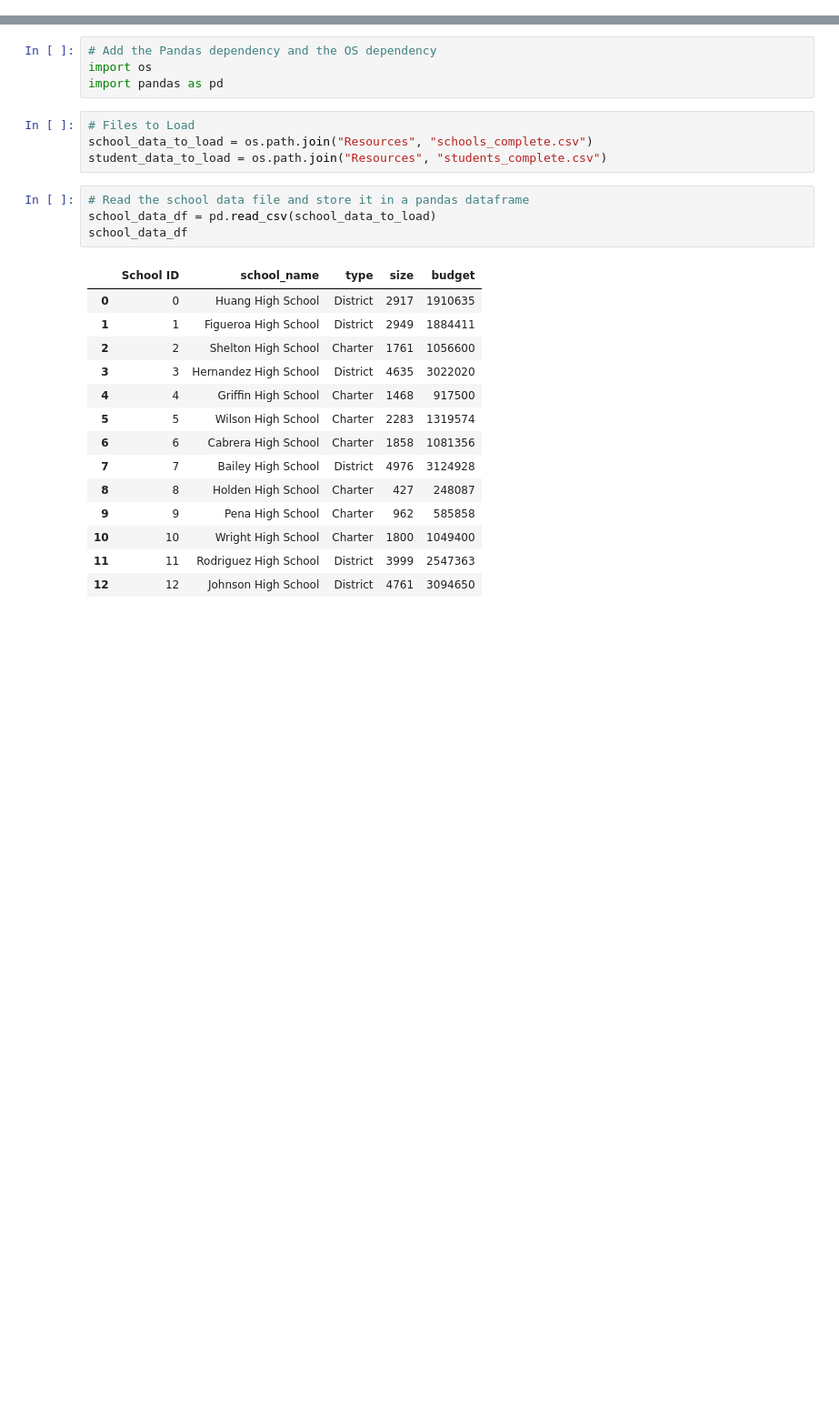
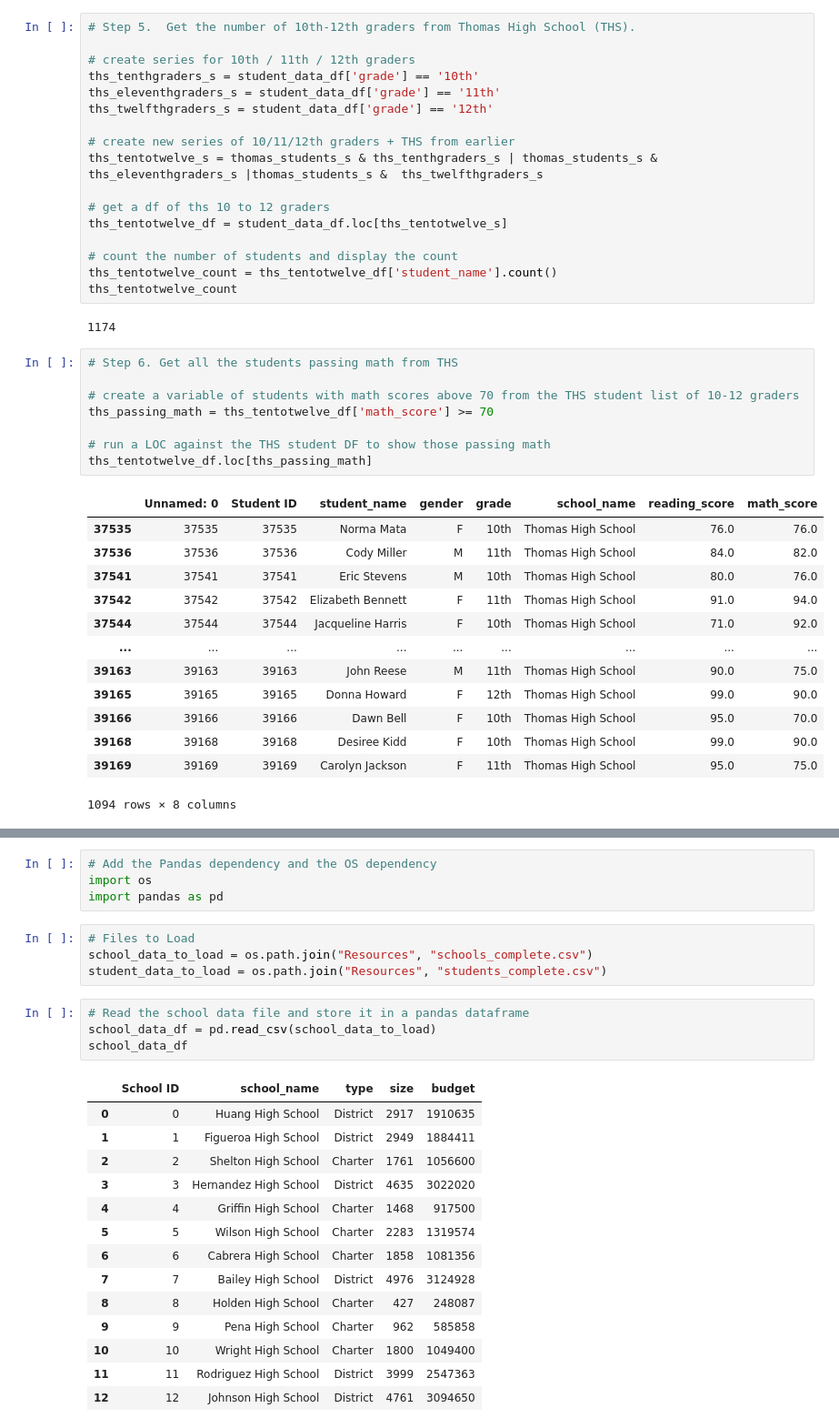
Before and after one commit to pelk85/School_District_Analysis, a Jupyter notebook: PyCitySchool_Challenge.ipynb, the cells around one changed output, grey strips where cells are left out. Shown: that part at 91% size. Drawn from its saved outputs; the diff is of its cells as text; blank space fills up the shorter version.

```diff
--- a/PyCitySchools.ipynb
+++ b/PyCitySchool_Challenge.ipynb
@@ -0,0 +277,41 @@
+# %%
+# Step 5.  Get the number of 10th-12th graders from Thomas High School (THS).
+
+# create series for 10th / 11th / 12th graders
+ths_tenthgraders_s = student_data_df['grade'] == '10th'
+ths_eleventhgraders_s = student_data_df['grade'] == '11th'
+ths_twelfthgraders_s = student_data_df['grade'] == '12th'
+
+# create new series of 10/11/12th graders + THS from earlier
+ths_tentotwelve_s = thomas_students_s & ths_tenthgraders_s | thomas_students_s & ths_eleventhgraders_s |thomas_students_s &  ths_twelfthgraders_s
+
+# get a df of ths 10 to 12 graders
+ths_tentotwelve_df = student_data_df.loc[ths_tentotwelve_s]
+
+# count the number of students and display the count
+ths_tentotwelve_count = ths_tentotwelve_df['student_name'].count()
+ths_tentotwelve_count
+# %% [output]
+1174
+# %%
+# Step 6. Get all the students passing math from THS
+
+# create a variable of students with math scores above 70 from the THS student list of 10-12 graders
+ths_passing_math = ths_tentotwelve_df['math_score'] >= 70
+
+# run a LOC against the THS student DF to show those passing math
+ths_tentotwelve_df.loc[ths_passing_math]
+# %% [output]
+|  | Unnamed: 0 | Student ID | student_name | gender | grade | school_name | reading_score | math_score |
+| 37535 | 37535 | 37535 | Norma Mata | F | 10th | Thomas High School | 76.0 | 76.0 |
+| 37536 | 37536 | 37536 | Cody Miller | M | 11th | Thomas High School | 84.0 | 82.0 |
+| 37541 | 37541 | 37541 | Eric Stevens | M | 10th | Thomas High School | 80.0 | 76.0 |
+| 37542 | 37542 | 37542 | Elizabeth Bennett | F | 11th | Thomas High School | 91.0 | 94.0 |
+| 37544 | 37544 | 37544 | Jacqueline Harris | F | 10th | Thomas High School | 71.0 | 92.0 |
+| ... | ... | ... | ... | ... | ... | ... | ... | ... |
+| 39163 | 39163 | 39163 | John Reese | M | 11th | Thomas High School | 90.0 | 75.0 |
+| 39165 | 39165 | 39165 | Donna Howard | F | 12th | Thomas High School | 99.0 | 90.0 |
+| 39166 | 39166 | 39166 | Dawn Bell | F | 10th | Thomas High School | 95.0 | 70.0 |
+| 39168 | 39168 | 39168 | Desiree Kidd | F | 10th | Thomas High School | 99.0 | 90.0 |
+| 39169 | 39169 | 39169 | Carolyn Jackson | F | 11th | Thomas High School | 95.0 | 75.0 |
+1094 rows × 8 columns
```
Also changed, not shown: parts of 56 cells of this notebook, 7 other files.
